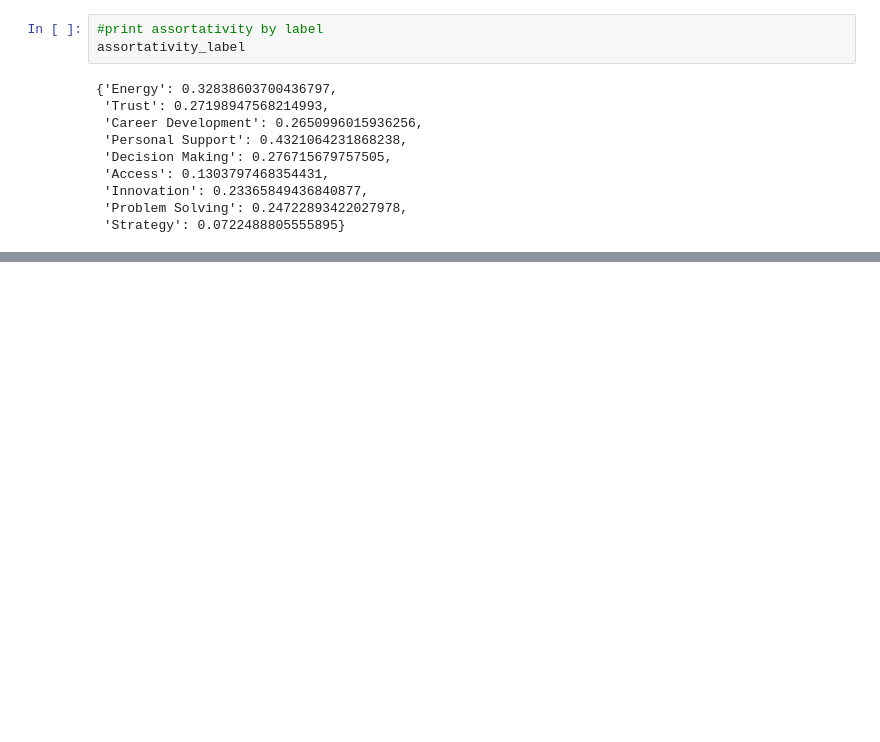
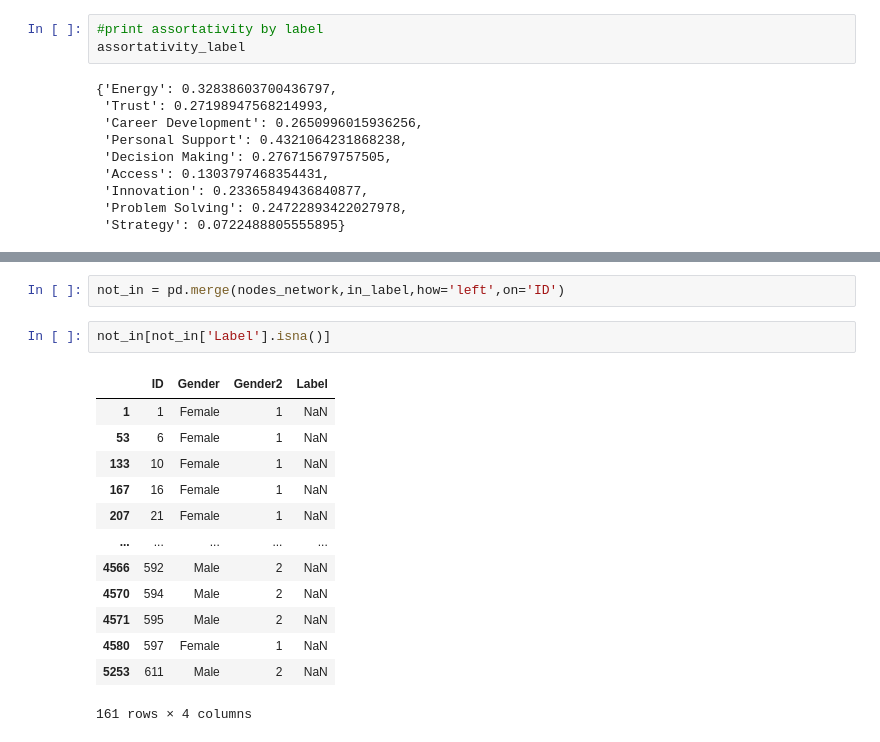
Before and after one commit to feelzoo/assortativity, a Jupyter notebook: Assortativity.ipynb, the cells around one changed output, grey strips where cells are left out. Saved outputs shown, nothing was run; the diff lists cells and outputs as text; blank space fills up the shorter version.

```diff
--- a/Assortativity.ipynb
+++ b/Assortativity.ipynb
@@ -214,0 +244,18 @@ assortativity_label
+# %%
+not_in = pd.merge(nodes_network,in_label,how='left',on='ID')
+# %%
+not_in[not_in['Label'].isna()]
+# %% [output]
+|  | ID | Gender | Gender2 | Label |
+| 1 | 1 | Female | 1 | NaN |
+| 53 | 6 | Female | 1 | NaN |
+| 133 | 10 | Female | 1 | NaN |
+| 167 | 16 | Female | 1 | NaN |
+| 207 | 21 | Female | 1 | NaN |
+| ... | ... | ... | ... | ... |
+| 4566 | 592 | Male | 2 | NaN |
+| 4570 | 594 | Male | 2 | NaN |
+| 4571 | 595 | Male | 2 | NaN |
+| 4580 | 597 | Female | 1 | NaN |
+| 5253 | 611 | Male | 2 | NaN |
+161 rows × 4 columns
```
Also changed, not shown: parts of 25 cells of this notebook.
